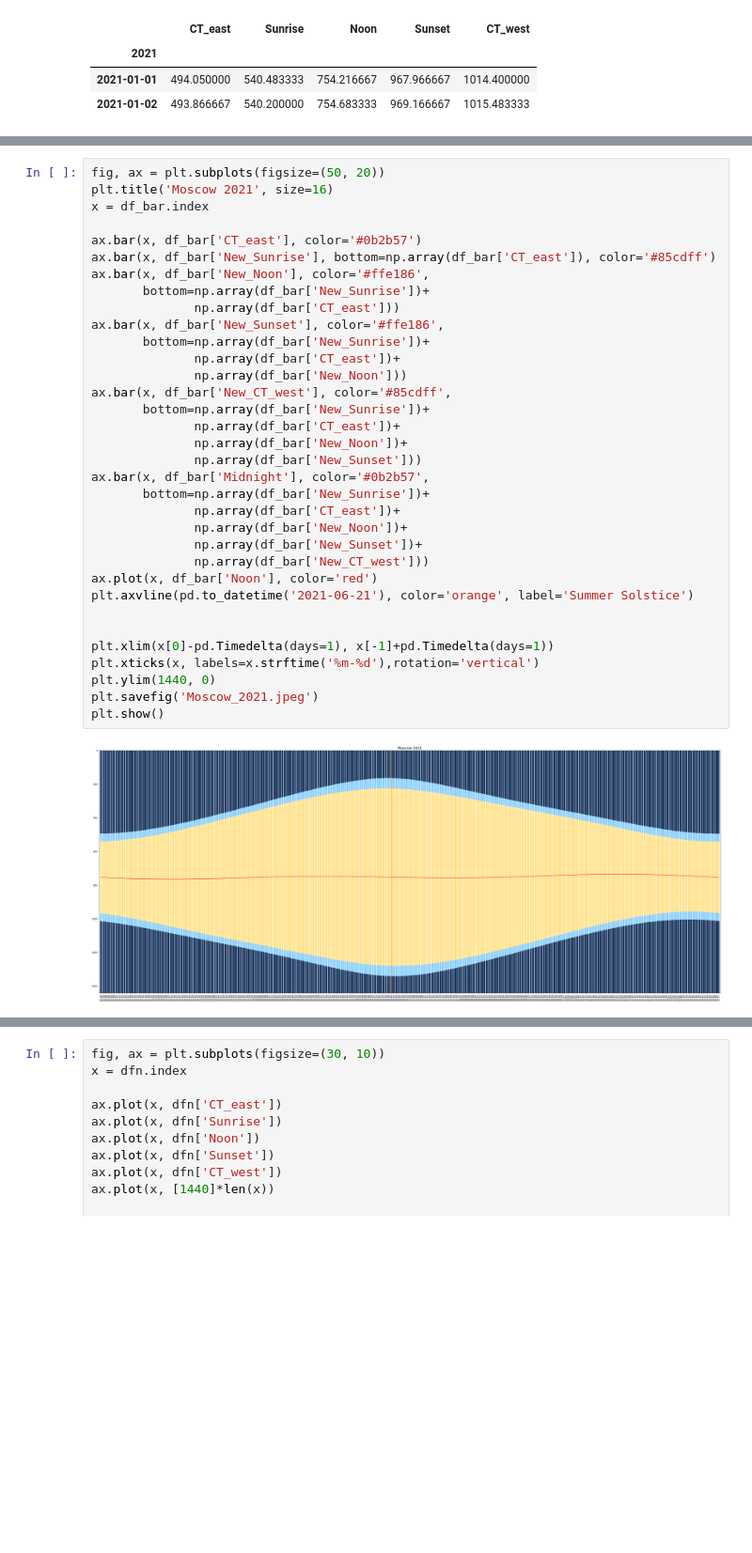
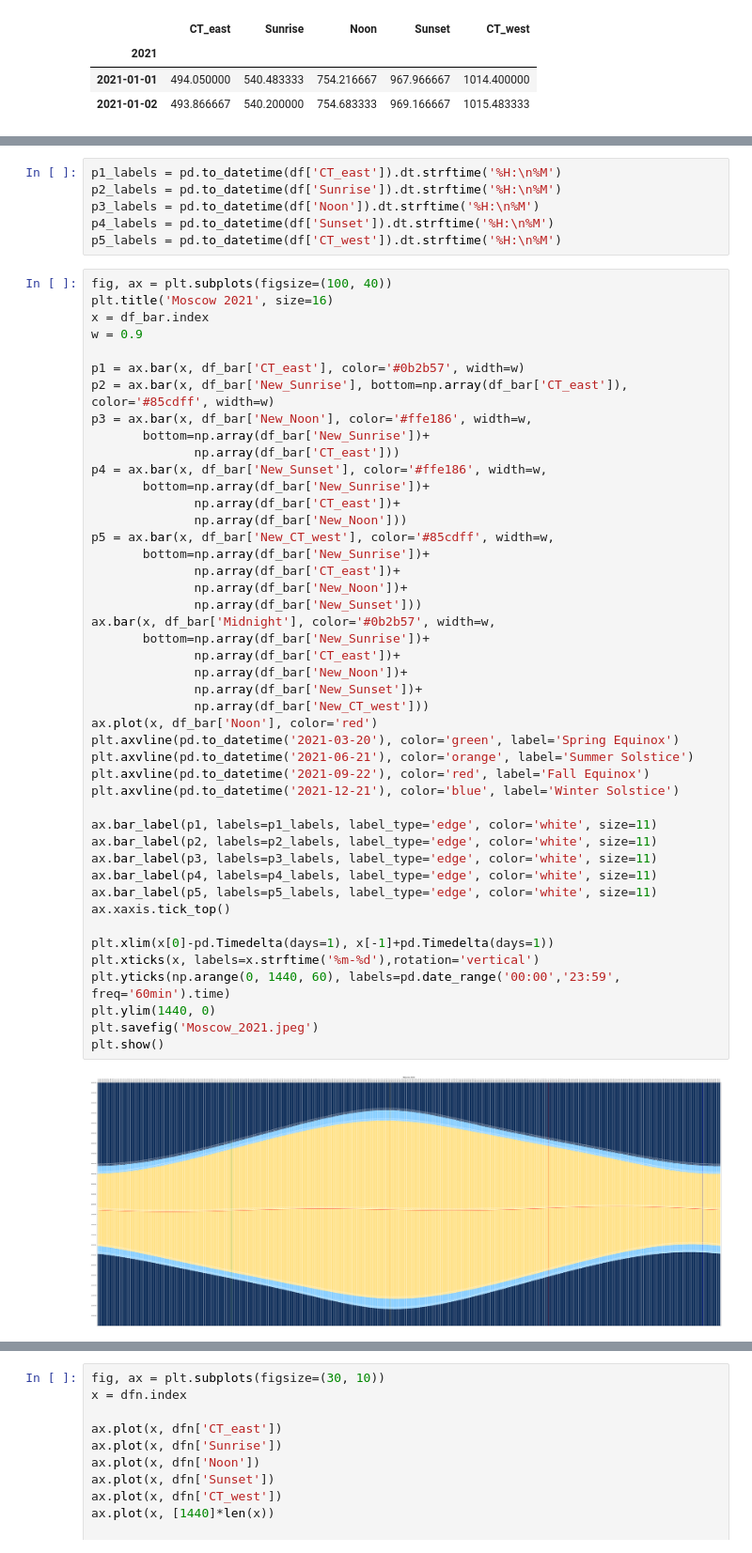
Before and after one commit to Dalya-Degtyareva/Day-Night, a Jupyter notebook: D-N-static.ipynb, the cells around one changed output, grey strips where cells are left out. Shown at 94% size. Cells and saved outputs as stored; diff of their text form; blank space fills up the shorter version.

Commit message:
annotations, y-labels, additional lines

```diff
--- a/D-N-static.ipynb
+++ b/D-N-static.ipynb
@@ -61,39 +58,56 @@ df_bar.head(3)
 | 2021-01-01 | 494.050000 | 540.483333 | 754.216667 | 967.966667 | 1014.400000 | 46.433333 | 213.733333 | 213.750000 | 46.433333 | 425.600000 |
 | 2021-01-02 | 493.866667 | 540.200000 | 754.683333 | 969.166667 | 1015.483333 | 46.333333 | 214.483333 | 214.483333 | 46.316667 | 424.516667 |
 | 2021-01-03 | 493.650000 | 539.850000 | 755.133333 | 970.416667 | 1016.616667 | 46.200000 | 215.283333 | 215.283333 | 46.200000 | 423.383333 |
+# %%
+p1_labels = pd.to_datetime(df['CT_east']).dt.strftime('%H:\n%M')
+p2_labels = pd.to_datetime(df['Sunrise']).dt.strftime('%H:\n%M')
+p3_labels = pd.to_datetime(df['Noon']).dt.strftime('%H:\n%M')
+p4_labels = pd.to_datetime(df['Sunset']).dt.strftime('%H:\n%M')
+p5_labels = pd.to_datetime(df['CT_west']).dt.strftime('%H:\n%M')
 # %%
-fig, ax = plt.subplots(figsize=(50, 20))
+fig, ax = plt.subplots(figsize=(100, 40))
 plt.title('Moscow 2021', size=16)
 x = df_bar.index
+w = 0.9
 
-ax.bar(x, df_bar['CT_east'], color='#0b2b57')
-ax.bar(x, df_bar['New_Sunrise'], bottom=np.array(df_bar['CT_east']), color='#85cdff')
-ax.bar(x, df_bar['New_Noon'], color='#ffe186',
+p1 = ax.bar(x, df_bar['CT_east'], color='#0b2b57', width=w)
+p2 = ax.bar(x, df_bar['New_Sunrise'], bottom=np.array(df_bar['CT_east']), color='#85cdff', width=w)
+p3 = ax.bar(x, df_bar['New_Noon'], color='#ffe186', width=w,
        bottom=np.array(df_bar['New_Sunrise'])+
               np.array(df_bar['CT_east']))
-ax.bar(x, df_bar['New_Sunset'], color='#ffe186',
+p4 = ax.bar(x, df_bar['New_Sunset'], color='#ffe186', width=w,
        bottom=np.array(df_bar['New_Sunrise'])+
               np.array(df_bar['CT_east'])+
               np.array(df_bar['New_Noon']))
-ax.bar(x, df_bar['New_CT_west'], color='#85cdff',
+p5 = ax.bar(x, df_bar['New_CT_west'], color='#85cdff', width=w,
        bottom=np.array(df_bar['New_Sunrise'])+
               np.array(df_bar['CT_east'])+
               np.array(df_bar['New_Noon'])+
               np.array(df_bar['New_Sunset']))
-ax.bar(x, df_bar['Midnight'], color='#0b2b57',
+ax.bar(x, df_bar['Midnight'], color='#0b2b57', width=w,
        bottom=np.array(df_bar['New_Sunrise'])+
               np.array(df_bar['CT_east'])+
               np.array(df_bar['New_Noon'])+
               np.array(df_bar['New_Sunset'])+
               np.array(df_bar['New_CT_west']))
 ax.plot(x, df_bar['Noon'], color='red')
+plt.axvline(pd.to_datetime('2021-03-20'), color='green', label='Spring Equinox')
 plt.axvline(pd.to_datetime('2021-06-21'), color='orange', label='Summer Solstice')
+plt.axvline(pd.to_datetime('2021-09-22'), color='red', label='Fall Equinox')
+plt.axvline(pd.to_datetime('2021-12-21'), color='blue', label='Winter Solstice')
 
+ax.bar_label(p1, labels=p1_labels, label_type='edge', color='white', size=11)
+ax.bar_label(p2, labels=p2_labels, label_type='edge', color='white', size=11)
+ax.bar_label(p3, labels=p3_labels, label_type='edge', color='white', size=11)
+ax.bar_label(p4, labels=p4_labels, label_type='edge', color='white', size=11)
+ax.bar_label(p5, labels=p5_labels, label_type='edge', color='white', size=11)
+ax.xaxis.tick_top()
 
 plt.xlim(x[0]-pd.Timedelta(days=1), x[-1]+pd.Timedelta(days=1))
 plt.xticks(x, labels=x.strftime('%m-%d'),rotation='vertical')
+plt.yticks(np.arange(0, 1440, 60), labels=pd.date_range('00:00','23:59', freq='60min').time)
 plt.ylim(1440, 0)
 plt.savefig('Moscow_2021.jpeg')
 plt.show()
 # %% [output]
-[figure, old version]
+[figure, new version]
```
Also changed, not shown: parts of 2 cells of this notebook.
